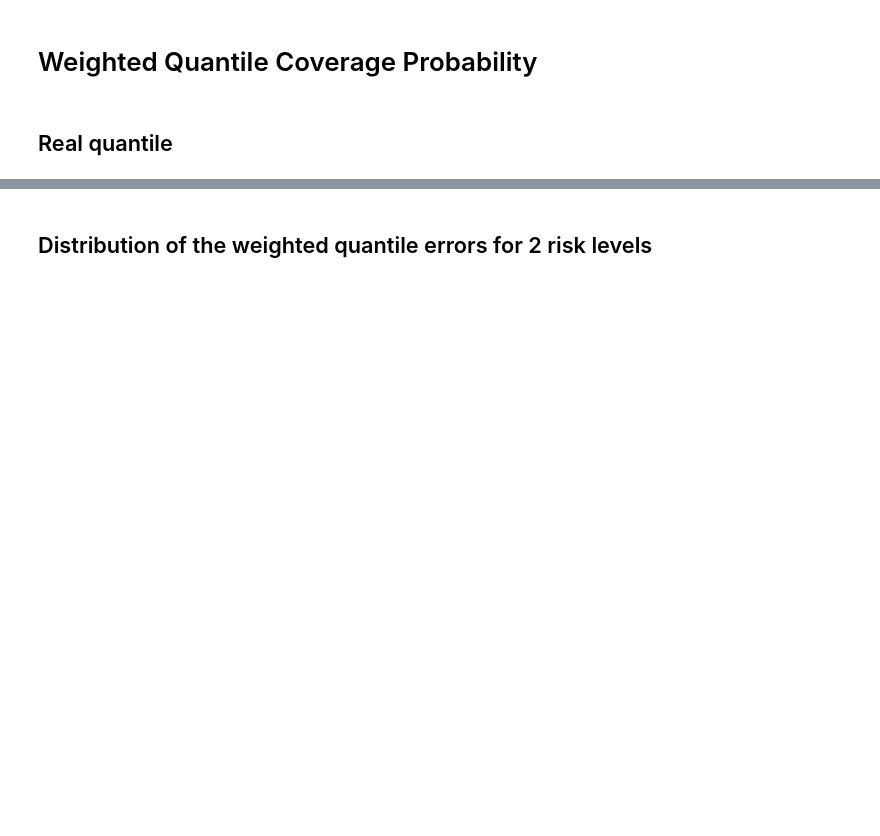
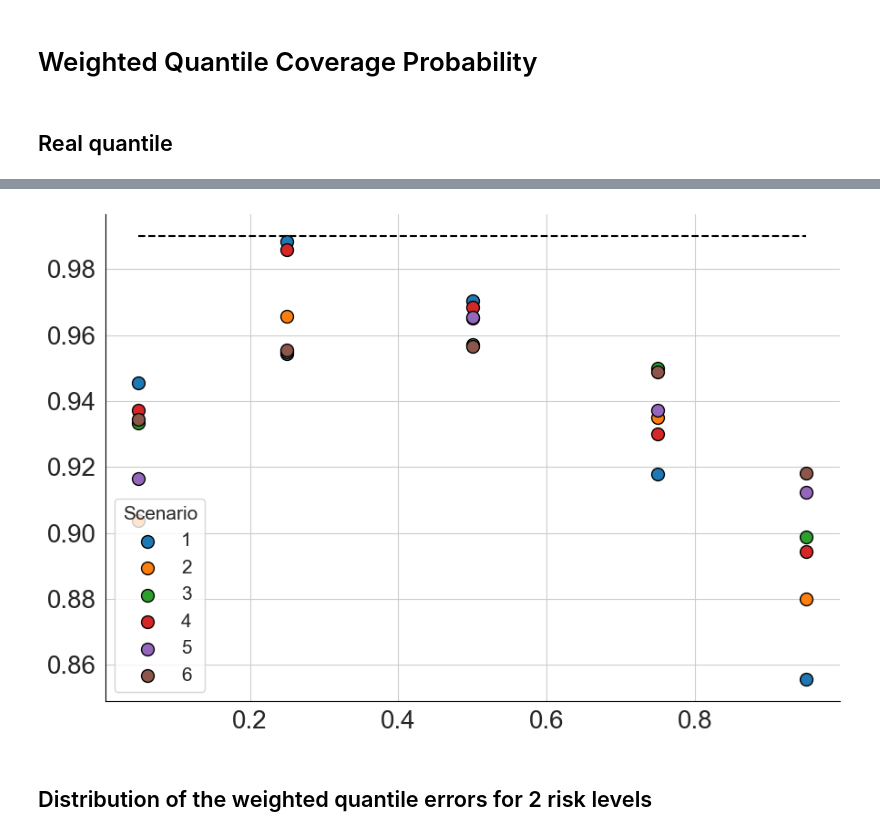
Before and after one commit to michael-allouche/confidence-region-weighted-quantile, a Jupyter notebook: confidence_region_WQ.ipynb, the cells around one changed output, grey strips where cells are left out. Drawn from its saved outputs; the diff is of its cells as text; code cells hidden in the pictures; blank space fills up the shorter version.

```diff
--- a/confidence_region_WQ.ipynb
+++ b/confidence_region_WQ.ipynb
@@ -110,0 +187,11 @@ plt.tight_layout()
+# %%
+# Fit
+# ===
+df_coverage_qW_density = pd.DataFrame(index = ALPHAS_TEST, columns=DICT_SCENARIOS.keys())
+dict_var_density = {}
+for alpha in df_coverage_qW_density.index:
+    for scenario in df_coverage_qW_density.columns:
+        qW_real = get_real_data(scenario=scenario, n=N_REAL, theta=THETA, alpha=alpha, method='qW')
+        dict_result = fit_ci_density(scenario, N_REPLICATIONS, N_SAMPLES, THETA, alpha, ETA, qW_real)
+        coverage_probability = np.mean(dict_result["coverage"])
+        df_coverage_qW_density.loc[alpha, scenario] = coverage_probability
@@ -110,0 +217,37 @@ plt.tight_layout()
+# %%
+# Plot coverage probability
+# =========================
+fig, ax = plt.subplots(figsize=(9,6))
+markers = ['*', 'o', '^', 's', 'P', 'd']  # for the paper
+DICT_SCENARIOS_NAMES = {
+    1: 'BurrBurr',
+    2: 'LapBurr',
+    3: 'NormBurr',
+    4: 'BurrLogNorm',
+    5: 'LapLogNorm',
+    6: 'NormLogNorm',
+}  # for the paper
+
+# Multiple Scenarios
+# -------------------
+for scenario in DICT_SCENARIOS.keys():
+    plt.scatter(df_coverage_qW_density.index, df_coverage_qW_density.loc[:, scenario], s=100, edgecolors='black', label=scenario)
+    #plt.scatter(df_coverage_qW_density.index, df_coverage_qW_density.loc[:, scenario], marker=markers[scenario-1],
+    #            s=100, edgecolors='black', label=DICT_SCENARIOS_NAMES[scenario]) # for the paper
+
+
+# Confidence level
+plt.hlines(ETA, df_coverage_qW_density.index.min(), df_coverage_qW_density.index.max(), linestyles='--', color='black')
+
+plt.xticks(fontsize=20)
+plt.yticks(fontsize=20)
+ax.spines["left"].set_color("black")
+ax.spines["bottom"].set_color("black")
+plt.legend(loc='lower left', title='Scenario', fontsize=15, title_fontsize=15)
+#plt.legend(loc='lower center', fontsize=15) # for the paper
+
+sns.despine()
+plt.tight_layout()
+#plt.savefig(f'imgs/coverage_density_qW_nreal{N_REAL}_nrep{N_REPLICATIONS}_nsamp{N_SAMPLES}_theta{THETA}_eta{int(ETA*100)}.jpg')
+# %% [output]
+[figure, added]
```
Also changed, not shown: parts of 25 cells of this notebook, 14 other files.
